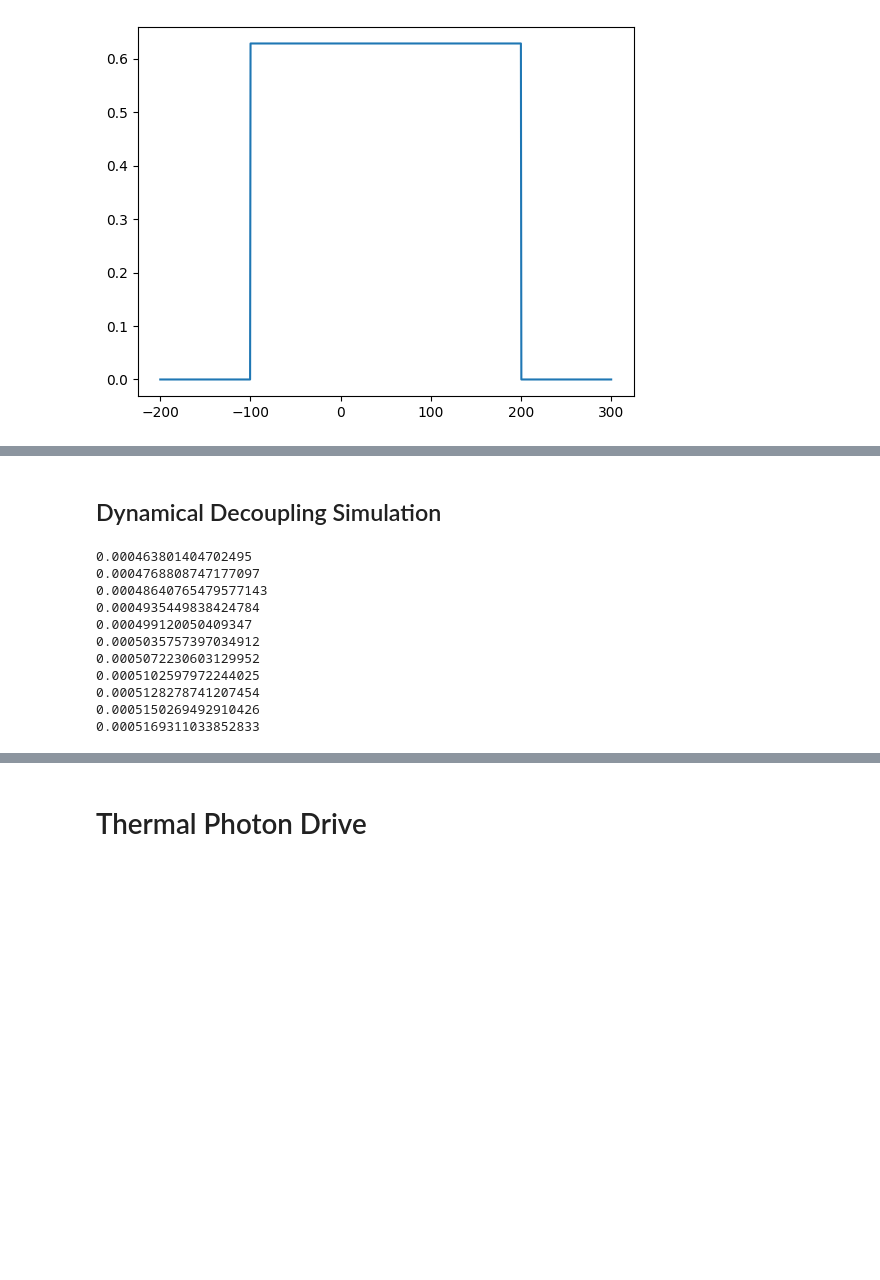
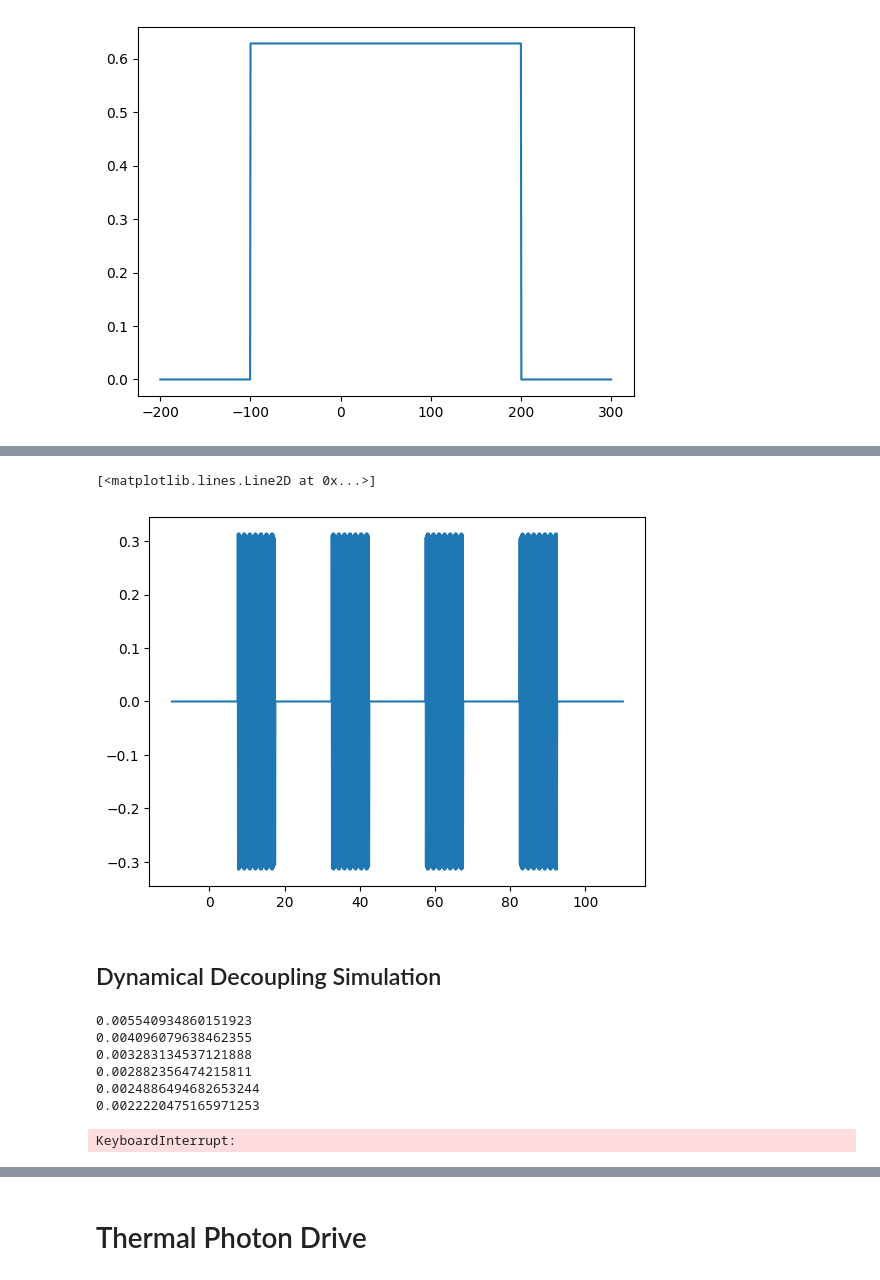
Before and after one commit to BrainConnection/Dynamical_Decoupling_Project, a Jupyter notebook: Paper Reproduce.ipynb, the cells around one changed output, grey strips where cells are left out. Cells and saved outputs as stored; diff of their text form; code cells hidden in the pictures; blank space fills up the shorter version.

```diff
--- a/Paper Reproduce.ipynb
+++ b/Paper Reproduce.ipynb
@@ -225,3 +188,11 @@ plt.plot(tlist, Hqd_rotating_frame(tlist, {'B': 2*np.pi*0.2, 'T_srt_q': -5, 'T_e
+# %%
+# qubit pulse simulation (rotating frame)
+tlist = np.linspace(-10, 110, 10000)
+plt.figure()
+plt.plot(tlist, Hqd_lab_frame(tlist, {'B': 2*np.pi*0.05, 'T_srt_q': 0, 'T_end_q': 100, 'N_seq': 4, 'Env': 0, 'Func': 0, 'Omega_qd': 2*np.pi*10, 'Phi_qd': 0.5*np.pi}))
+# %% [output]
+[<matplotlib.lines.Line2D at 0x...>]
+[figure, added]
 # %% [markdown]
 ## Dynamical Decoupling Simulation
 # %%
@@ -254,32 +228,33 @@ taulist = np.array([1000*(k+5) for k in range(11)])
 # %%
-A = 0.00032 * 2 * np.pi
-N_seq = 20
-
 zlist = []
 pluslist = []
 
 psi_20 = tensor(basis(2,0), basis(N,0))
-psi_2s = tensor((basis(2,0) + basis(2,1))/np.sqrt(2), coherent(N, -1j*np.sqrt(0.0005)))
+psi_2s = tensor((basis(2,0) + basis(2,1))/np.sqrt(2), coherent(N, 0))
 psi_21 = tensor(basis(2,1), basis(N,0))
 
-H0 = (kappa)*number_composite + chi*tensor(sz, a.dag()*a)
-H1 = 0.5*tensor(qeye(2), a + a.dag())
-H2 = 0.5*sx_composite
+H0 = -0.5*omega_q*sz_composite + omega_r*number_composite + g*tensor(sx, a + a.dag())
+H1 = tensor(qeye(2), a + a.dag())
+H2 = sx_composite
+
+A = 0.0005 * 2 * np.pi
+B = 0.05 * 2 * np.pi
+N_seq = 4
+
 
 # iterate for evolution time 5000ns ~ 50000ns
 for k in range(11):
 
   # Simulation
-  tlist = np.linspace(0, 1000*(k+5), 10000*(k+5))
+  tlist = np.linspace(0, 1000*(k+1), 10000*(k+1))
 
   result = mesolve(
-    [H0, [H1, Hrd_rotating_frame], [H2, Hqd_rotating_frame]],
+    [H0, [H1, Hrd_lab_frame], [H2, Hqd_lab_frame]],
     psi_2s,
     tlist,
     c_ops = [np.sqrt(kappa) * tensor(qeye(2), a)],
-    args = {'B': 2*np.pi*0.05, 'T_srt_q': -20, 'T_end_q': 1000*(k+5)+20, 'N_seq': N_seq, 'Env': 0, 'Func': 0, 'A': A, 'T_srt_r': -100, 'T_end_r': 150000},
+    args = {'B': B, 'T_srt_q': 0, 'T_end_q': 1000*(k+1), 'N_seq': N_seq, 'Env': 0, 'Func': 0, 'A': A, 'T_srt_r': 0, 'T_end_r': 50000, 'Omega_qd': omega_qd, 'Phi_qd': 0, 'Omega_rd': omega_rd},
     e_ops = op_list,
-    options = Options(nsteps = 5000*(k+2), atol = 1e-10, rtol = 1e-8)
   )
 
   print(np.mean(result.expect[4]))
@@ -293,14 +268,10 @@ for k in range(11):
 zlist = np.array(zlist)
 pluslist = np.array(pluslist)
 # %% [output]
-0.000463801404702495
-0.0004768808747177097
-0.00048640765479577143
-0.0004935449838424784
-0.000499120050409347
-0.0005035757397034912
-0.0005072230603129952
-0.0005102597972244025
-0.0005128278741207454
-0.0005150269492910426
-0.0005169311033852833
+0.005540934860151923
+0.004096079638462355
+0.003283134537121888
+0.002882356474215811
+0.0024886494682653244
+0.0022220475165971253
+KeyboardInterrupt:
```
Also changed, not shown: parts of 33 cells of this notebook.
